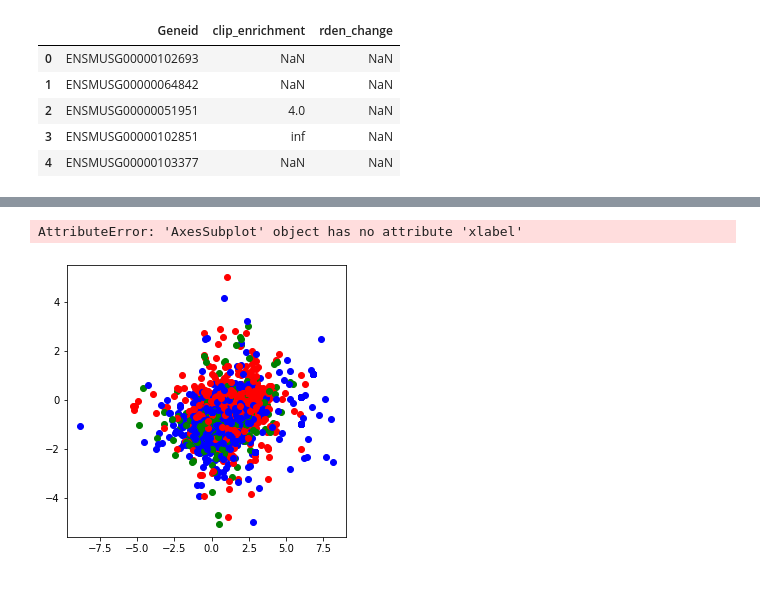
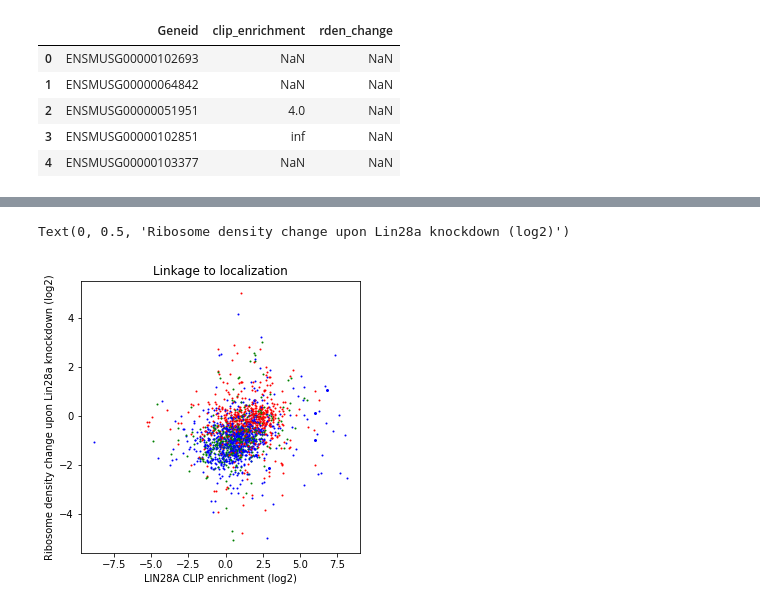
Before and after one commit to garden186/binfo1, a Jupyter notebook: binfo1-datapack1/mission/mission1.ipynb, the cells around one changed output, grey strips where cells are left out. Saved outputs shown, nothing was run; the diff lists cells and outputs as text; code cells hidden in the pictures.

```diff
--- a/binfo1-datapack1/mission/mission1.ipynb
+++ b/binfo1-datapack1/mission/mission1.ipynb
@@ -82,18 +82,18 @@ local.head(10)
 # %%
 from matplotlib import pyplot as plt
 import numpy as np
 
 fig, ax = plt.subplots(1,1,figsize=(5,5))
 colors = {'nucleus':'blue','integral membrane':'red','cytoplasm':'green'}
 
 for i in local.index:
     ax.scatter(np.log2(local['clip_enrichment'][i]),
                np.log2(local['rden_change'][i]),
-               color=colors[local['type'][i]])
+               color=colors[local['type'][i]], s=1)
 
-plt.title('Linkage to localization')
-label=local['type']
-plt.legend()
+plt.title('Linkage to localization', fontsize=20)
+plt.xlabel('LIN28A CLIP enrichment (log2)', fontsize=15)
+plt.ylabel('Ribosome density change upon Lin28a knockdown (log2)', fontsize=15)
 # %% [output]
-AttributeError: 'AxesSubplot' object has no attribute 'xlabel'
+Text(0, 0.5, 'Ribosome density change upon Lin28a knockdown (log2)')
-[figure, old version]
+[figure, new version]
```
Also changed, not shown: parts of 2 cells of this notebook.
